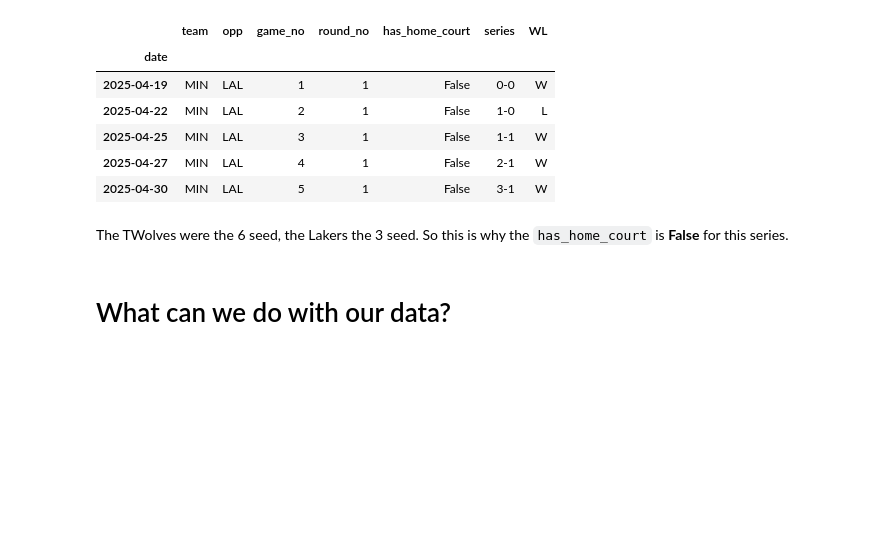
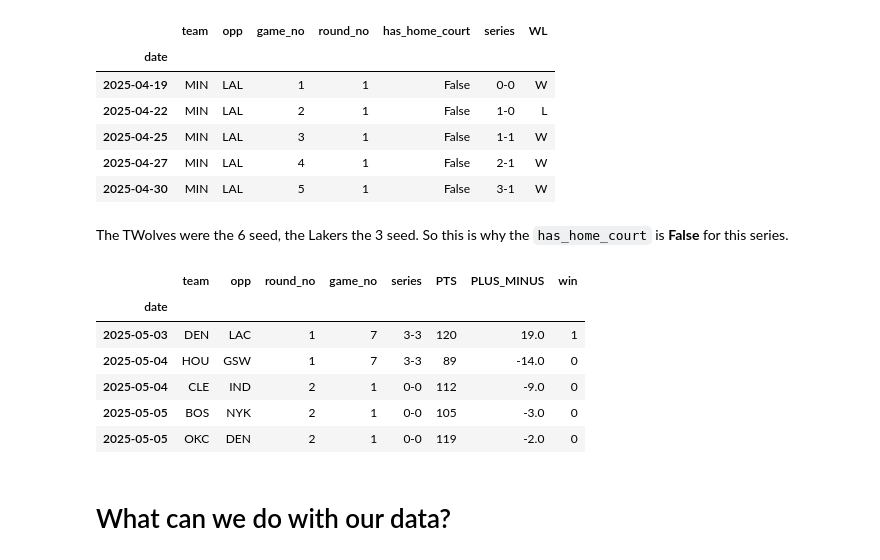
Before and after one commit to apelt001/Data-Analysis---NBA, a Jupyter notebook: playoffs - tutorial/code.ipynb, the cells around one changed output. Cells and saved outputs as stored; diff of their text form; code cells hidden in the pictures; blank space fills up the shorter version.

```diff
--- a/playoffs - tutorial/code.ipynb
+++ b/playoffs - tutorial/code.ipynb
@@ -160,6 +175,16 @@ MIN.loc[:,['date','team','opp','game_no','round_no','has_home_court','series','W
 | 2025-04-30 | MIN | LAL | 5 | 1 | False | 3-1 | W |
 # %% [markdown]
 The TWolves were the 6 seed, the Lakers the 3 seed. So this is why the `has_home_court` is **False** for this series.
+# %%
+df[df['is_home']].loc[:,['date','team','opp','round_no','game_no','series','PTS','PLUS_MINUS','win']].set_index('date').tail(5)
+# %% [output]
+|  | team | opp | round_no | game_no | series | PTS | PLUS_MINUS | win |
+| date |  |  |  |  |  |  |  |  |
+| 2025-05-03 | DEN | LAC | 1 | 7 | 3-3 | 120 | 19.0 | 1 |
+| 2025-05-04 | HOU | GSW | 1 | 7 | 3-3 | 89 | -14.0 | 0 |
+| 2025-05-04 | CLE | IND | 2 | 1 | 0-0 | 112 | -9.0 | 0 |
+| 2025-05-05 | BOS | NYK | 2 | 1 | 0-0 | 105 | -3.0 | 0 |
+| 2025-05-05 | OKC | DEN | 2 | 1 | 0-0 | 119 | -2.0 | 0 |
 # %% [markdown]
 # What can we do with our data?
 # %% [markdown]
```
Also changed, not shown: parts of 10 cells of this notebook.
